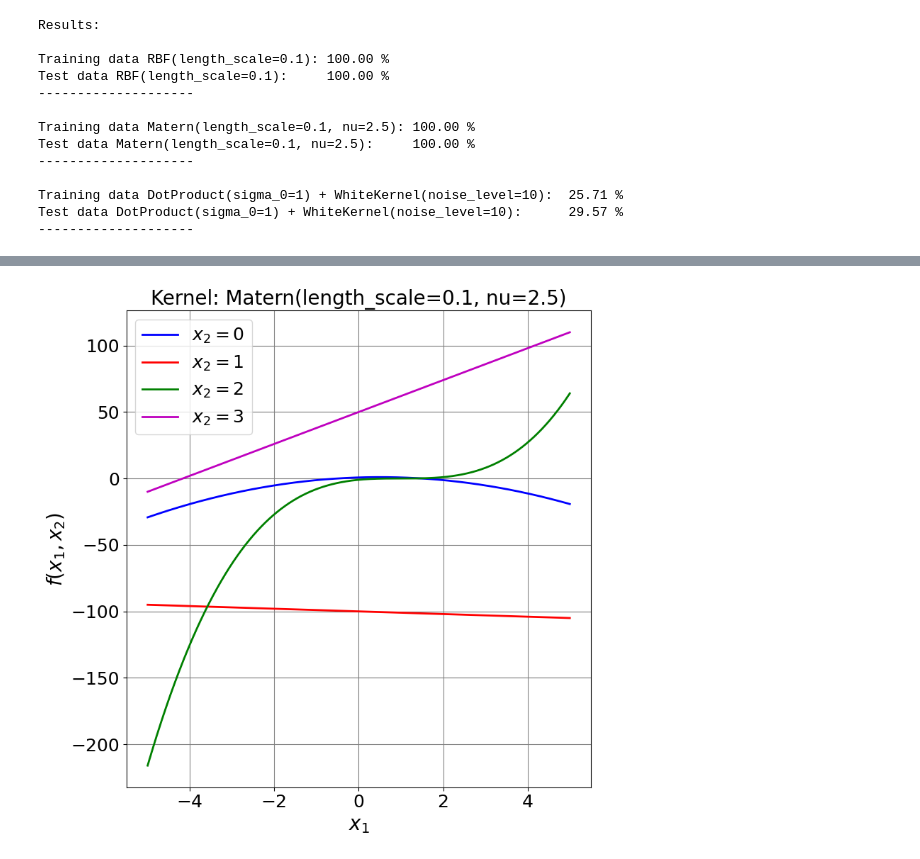
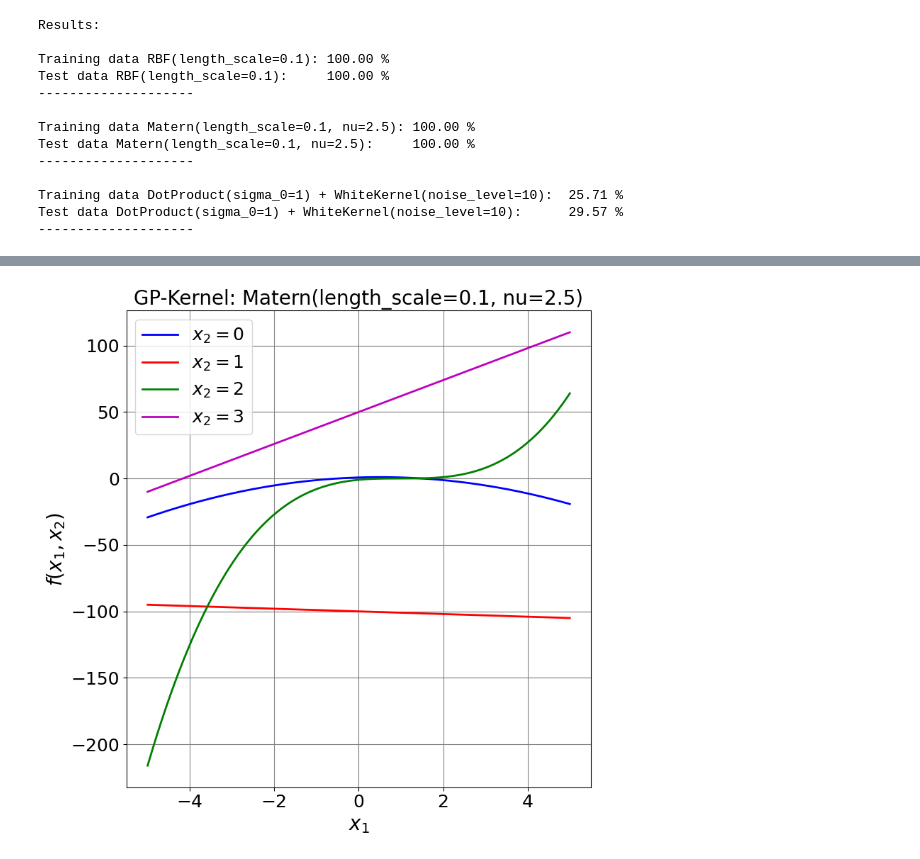
Before and after one commit to MolChemML/ExpDesign, a Jupyter notebook: surrogate_model_comparison/pred_comp_2d.ipynb, the cells around one changed output, grey strips where cells are left out. Cells and saved outputs as stored; diff of their text form; code cells hidden in the pictures.

Commit message:
pred_comp

```diff
--- a/surrogate_model_comparison/pred_comp_2d.ipynb
+++ b/surrogate_model_comparison/pred_comp_2d.ipynb
@@ -352,11 +486,16 @@ Training data DotProduct(sigma_0=1) + WhiteKernel(noise_level=10):  25.71 %
 Test data DotProduct(sigma_0=1) + WhiteKernel(noise_level=10):      29.57 %
 --------------------
 # %%
-# One-hot encode the categorical variable
-encoder = OneHotEncoder(sparse_output=False, categories='auto')
-X_categorical_encoded_toPred = encoder.fit_transform(X2_topredict.ravel().reshape(-1,1))
-# Combine continuous and categorical variables into a single dataset
-X_topredict_gp = np.hstack([X1_topredict.reshape(-1,1), X_categorical_encoded_toPred])
+if function_to_test == "fun_1":
+    X_topredict_gp = x_topredict.reshape(-1,1)
+elif function_to_test == "fun_2":
+    X_topredict_gp = np.hstack((x1_plot.reshape(x1_plot.size, 1), x2_plot.reshape(x2_plot.size, 1)))
+elif function_to_test == "fun_3":
+    # One-hot encode the categorical variable
+    encoder = OneHotEncoder(sparse_output=False, categories='auto')
+    X_categorical_encoded_toPred = encoder.fit_transform(X2_topredict.ravel().reshape(-1,1))
+    # Combine continuous and categorical variables into a single dataset
+    X_topredict_gp = np.hstack([X1_topredict.reshape(-1,1), X_categorical_encoded_toPred])
 
 results_plot = {}
 for i, (kernel_name, res) in enumerate(results.items()):
@@ -372,35 +511,63 @@ for i, (kernel_name, res) in enumerate(results.items()):
 # fig = plt.figure(figsize=(10, 15))
 for i, (kernel_name, res) in enumerate(results_plot.items()):
     # plt.subplot(3, 2, i + 1)
-    fig = plt.figure(figsize=(8, 8))
-    plt.plot(x_topredict, res["y_pred"][:N_predict], 'b-', label=r'$x_2 = 0$', linewidth=2)
-    plt.plot(x_topredict, res["y_pred"][N_predict:N_predict*2], 'r-', label=r'$x_2 = 1$', linewidth=2)
-    plt.plot(x_topredict, res["y_pred"][N_predict*2:N_predict*3], 'g-', label=r'$x_2 = 2$', linewidth=2)
-    plt.plot(x_topredict, res["y_pred"][N_predict*3:N_predict*4], 'm-', label=r'$x_2 = 3$', linewidth=2)
-    # plt.fill_between(x_topredict.ravel(),
-    #                  res["y_pred"][:N_predict] - 1.96 * res["y_std"][:N_predict],
-    #                  res["y_pred"][:N_predict] + 1.96 * res["y_std"][:N_predict],
-    #                  alpha=0.2, color='blue', label="95% Confidence Interval")
-    # plt.fill_between(x_topredict.ravel(),
-    #              res["y_pred"][N_predict:N_predict*2] - 1.96 * res["y_std"][N_predict:N_predict*2],
-    #              res["y_pred"][N_predict:N_predict*2] + 1.96 * res["y_std"][N_predict:N_predict*2],
-    #              alpha=0.2, color='blue', label="95% Confidence Interval")
-    if i == 2:
-        kernel_name = 'linear'
+        if function_to_test == "fun_1":
+            fig = plt.figure(figsize=(8, 8))
+            plt.plot(x_topredict, res["y_pred"], 'b-', linewidth=2)
+            # plt.fill_between(x_topredict.ravel(),
+            #                  res["y_pred"][:N_predict] - 1.96 * res["y_std"][:N_predict],
+            #                  res["y_pred"][:N_predict] + 1.96 * res["y_std"][:N_predict],
+            #                  alpha=0.2, color='blue', label="95% Confidence Interval")
+            # plt.fill_between(x_topredict.ravel(),
+            #              res["y_pred"][N_predict:N_predict*2] - 1.96 * res["y_std"][N_predict:N_predict*2],
+            #              res["y_pred"][N_predict:N_predict*2] + 1.96 * res["y_std"][N_predict:N_predict*2],
+            #              alpha=0.2, color='blue', label="95% Confidence Interval")
+            if i == 2:
+                kernel_name = 'linear'
 
-    plt.title(f"Kernel: {kernel_name}", fontsize=20)
-    plt.xlabel(r'$x_1$', fontsize=20)
-    plt.ylabel(r'$f(x_1,x_2)$', fontsize=20)
-    plt.xticks(fontsize=18)
-    plt.yticks(fontsize=18)
-    plt.grid(True, color='gray')
-    plt.box(True)
-    plt.legend(fontsize=18)
+            plt.title(f"Kernel: {kernel_name}", fontsize=20)
+            plt.xlabel(r'$x_1$', fontsize=20)
+            plt.ylabel(r'$f(x_1,x_2)$', fontsize=20)
+            plt.xticks(fontsize=18)
+            plt.yticks(fontsize=18)
+            plt.grid(True, color='gray')
+            plt.box(True)
 
-    plt.tight_layout()
-    fig.savefig(f"parc_gp_{kernel_name}.pdf")
-    fig.savefig(f"parc_gp_{kernel_name}.png")
-    plt.show()
+        elif function_to_test == "fun_2":
+            fig, ax = plt.subplots(figsize=(8, 8))
+            plt.contourf(x1_plot, x2_plot, res["y_pred"].reshape(x1_plot.shape), alpha=0.6, levels=nlevels)
+            plt.contour(x1_plot, x2_plot, res["y_pred"].reshape(x1_plot.shape), linewidths=3.0, levels=nlevels)
+
+        elif function_to_test == "fun_3":
+            fig = plt.figure(figsize=(8, 8))
+            plt.plot(x_topredict, res["y_pred"][:N_predict], 'b-', label=r'$x_2 = 0$', linewidth=2)
+            plt.plot(x_topredict, res["y_pred"][N_predict:N_predict*2], 'r-', label=r'$x_2 = 1$', linewidth=2)
+            plt.plot(x_topredict, res["y_pred"][N_predict*2:N_predict*3], 'g-', label=r'$x_2 = 2$', linewidth=2)
+            plt.plot(x_topredict, res["y_pred"][N_predict*3:N_predict*4], 'm-', label=r'$x_2 = 3$', linewidth=2)
+            # plt.fill_between(x_topredict.ravel(),
+            #                  res["y_pred"][:N_predict] - 1.96 * res["y_std"][:N_predict],
+            #                  res["y_pred"][:N_predict] + 1.96 * res["y_std"][:N_predict],
+            #                  alpha=0.2, color='blue', label="95% Confidence Interval")
+            # plt.fill_between(x_topredict.ravel(),
+            #              res["y_pred"][N_predict:N_predict*2] - 1.96 * res["y_std"][N_predict:N_predict*2],
+            #              res["y_pred"][N_predict:N_predict*2] + 1.96 * res["y_std"][N_predict:N_predict*2],
+            #              alpha=0.2, color='blue', label="95% Confidence Interval")
+            if i == 2:
+                kernel_name = 'linear'
+
+            plt.title(f"GP-Kernel: {kernel_name}", fontsize=20)
+            plt.xlabel(r'$x_1$', fontsize=20)
+            plt.ylabel(r'$f(x_1,x_2)$', fontsize=20)
+            plt.xticks(fontsize=18)
+            plt.yticks(fontsize=18)
+            plt.grid(True, color='gray')
+            plt.box(True)
+            plt.legend(fontsize=18)
+
+        plt.tight_layout()
+        fig.savefig(f"{function_to_test}_parc_gp_{kernel_name}.pdf")
+        fig.savefig(f"{function_to_test}_parc_gp_{kernel_name}.png")
+        plt.show()
 
 # plt.tight_layout()
 # fig.savefig("parc_gp_surrogate_fun_example_2.pdf")
@@ -411 +578 @@ for i, (kernel_name, res) in enumerate(results_plot.items()):
-[figure, old version]
+[figure, new version]
```
Also changed, not shown: parts of 12 cells of this notebook, 32 other files.
